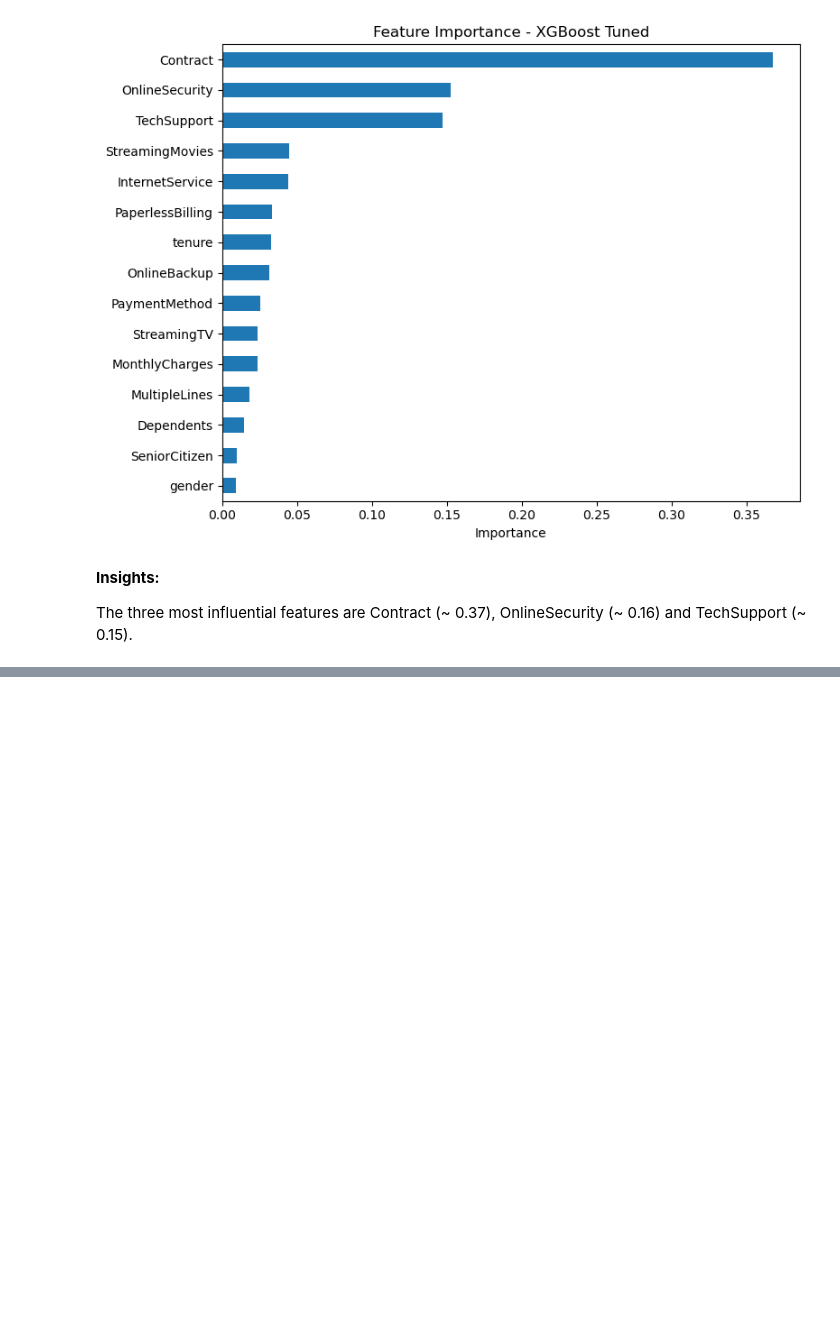
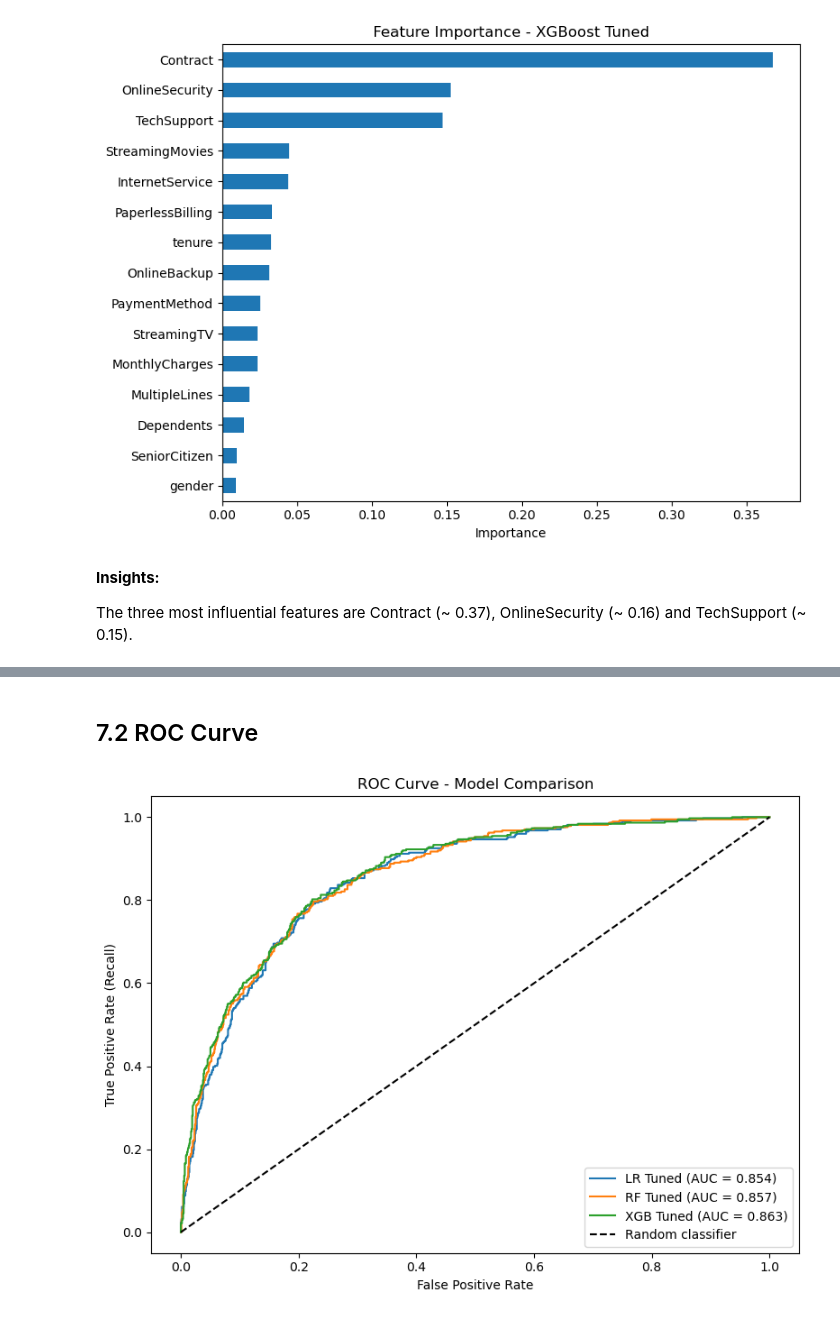
Before and after one commit to Oliwer1992/telco-customer-churn, a Jupyter notebook: 02_Classification_Models_Training.ipynb, the cells around one changed output, grey strips where cells are left out. Cells and saved outputs as stored; diff of their text form; code cells hidden in the pictures; blank space fills up the shorter version.

Commit message:
feat: add model comparison section with summary table, ROC curve, feature importance analysis and final conclusions

```diff
--- a/02_Classification_Models_Training.ipynb
+++ b/02_Classification_Models_Training.ipynb
@@ -429,0 +445,24 @@ The three most influential features are Contract (~ 0.37), OnlineSecurity (~ 0.1
+# %% [markdown]
+## 7.2 ROC Curve
+# %%
+models = {
+    'LR Tuned': (best_model_log_f, 'tuned'),
+    'RF Tuned': (best_model_rf_f, 'tuned'),
+    'XGB Tuned': (best_model_xgb_f, 'tuned')
+}
+
+plt.figure(figsize=(8,6))
+for name, (model, _) in models.items():
+    y_prob = model.predict_proba(X_test)[:,1]
+    fpr, tpr, _ = roc_curve(y_test, y_prob)
+    auc = roc_auc_score(y_test, y_prob)
+    plt.plot(fpr, tpr, label=f'{name} (AUC = {auc:.3f})')
+plt.plot([0,1],[0,1],'k--', label='Random classifier')
+plt.xlabel('False Positive Rate')
+plt.ylabel('True Positive Rate (Recall)')
+plt.title('ROC Curve - Model Comparison')
+plt.legend(loc='lower right')
+plt.tight_layout()
+plt.show()
+# %% [output]
+[figure, added]
```
Also changed, not shown: parts of 12 cells of this notebook.
